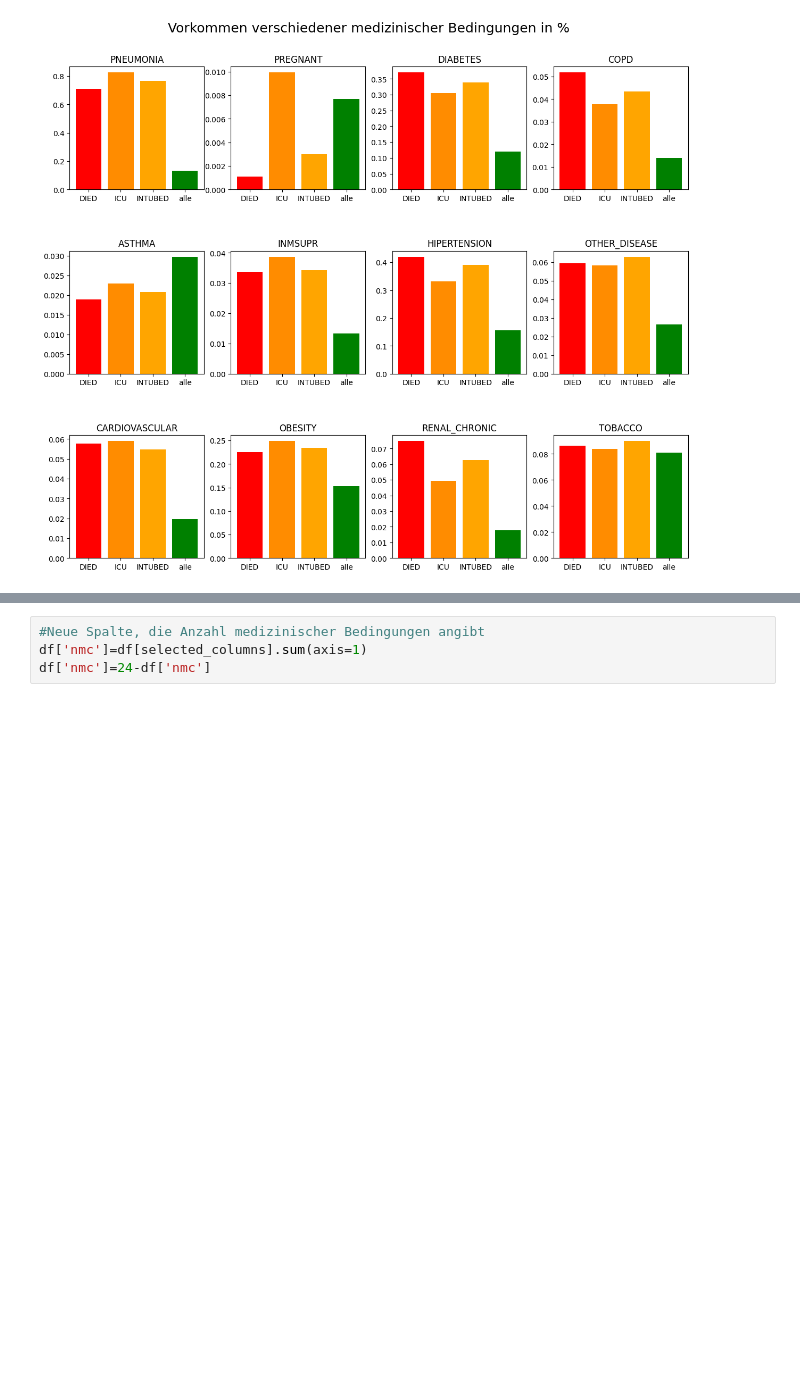
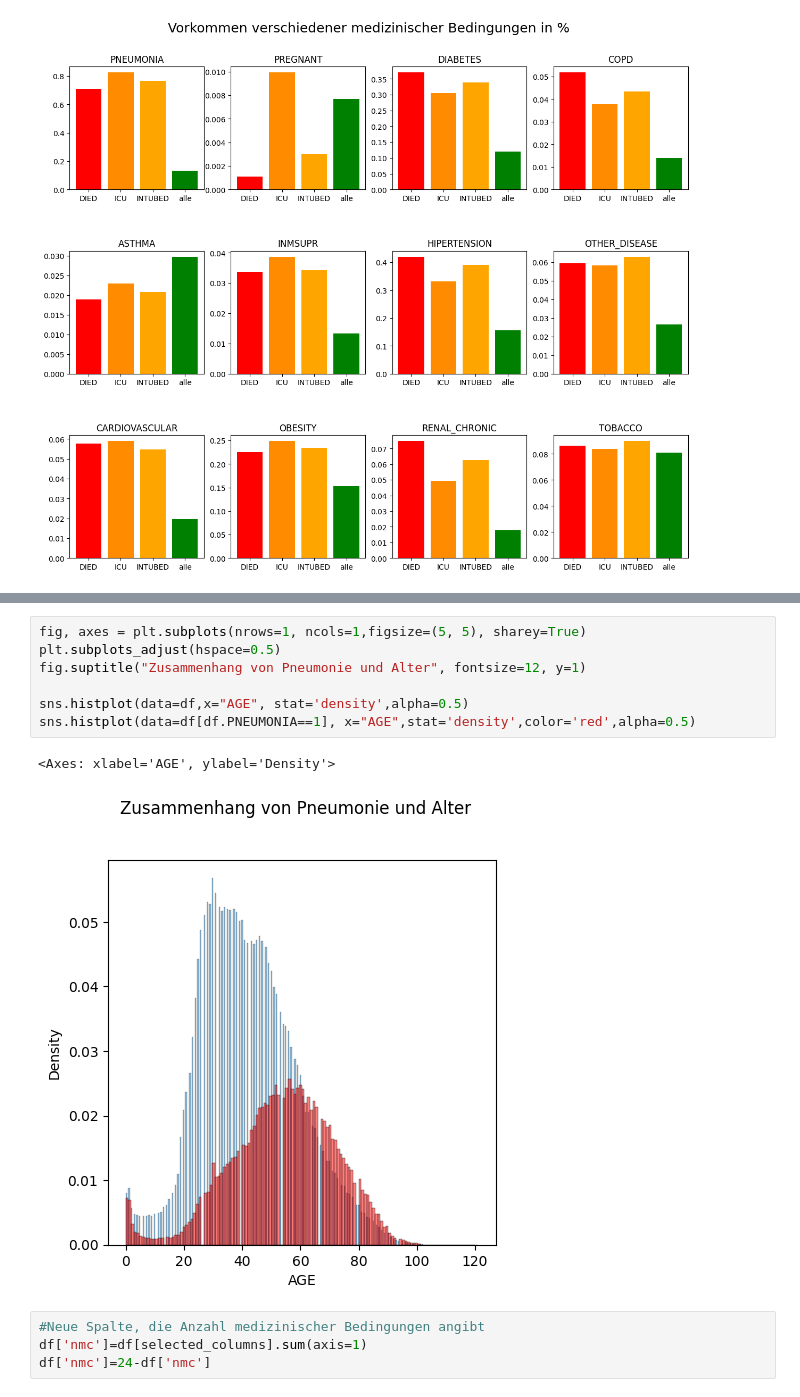
Before and after one commit to roink/covid-19-risiko-erkennung, a Jupyter notebook: notebooks/1.05-CK-Exploration.ipynb, the cells around one changed output, grey strips where cells are left out. Drawn from its saved outputs; the diff is of its cells as text; blank space fills up the shorter version.

```diff
--- a/notebooks/1.05-CK-Exploration.ipynb
+++ b/notebooks/1.05-CK-Exploration.ipynb
@@ -162,3 +212,13 @@ plt.show()
+# %%
+fig, axes = plt.subplots(nrows=1, ncols=1,figsize=(5, 5), sharey=True)
+plt.subplots_adjust(hspace=0.5)
+fig.suptitle("Zusammenhang von Pneumonie und Alter", fontsize=12, y=1)
+
+sns.histplot(data=df,x="AGE", stat='density',alpha=0.5)
+sns.histplot(data=df[df.PNEUMONIA==1], x="AGE",stat='density',color='red',alpha=0.5)
+# %% [output]
+<Axes: xlabel='AGE', ylabel='Density'>
+[figure, added]
 # %%
 #Neue Spalte, die Anzahl medizinischer Bedingungen angibt
 df['nmc']=df[selected_columns].sum(axis=1)
```
Also changed, not shown: parts of 3 cells of this notebook.
